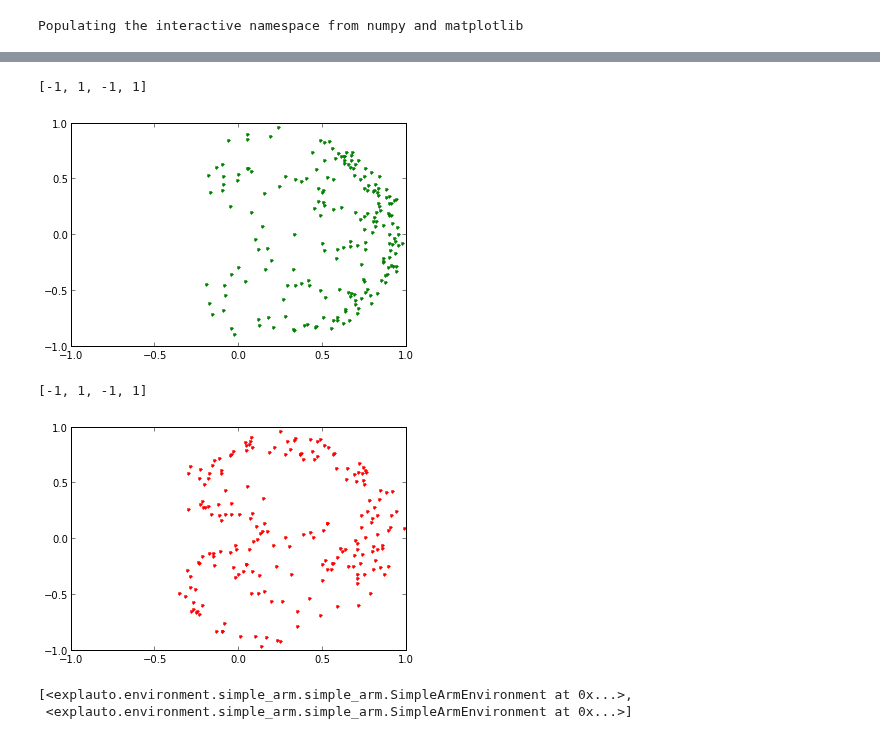
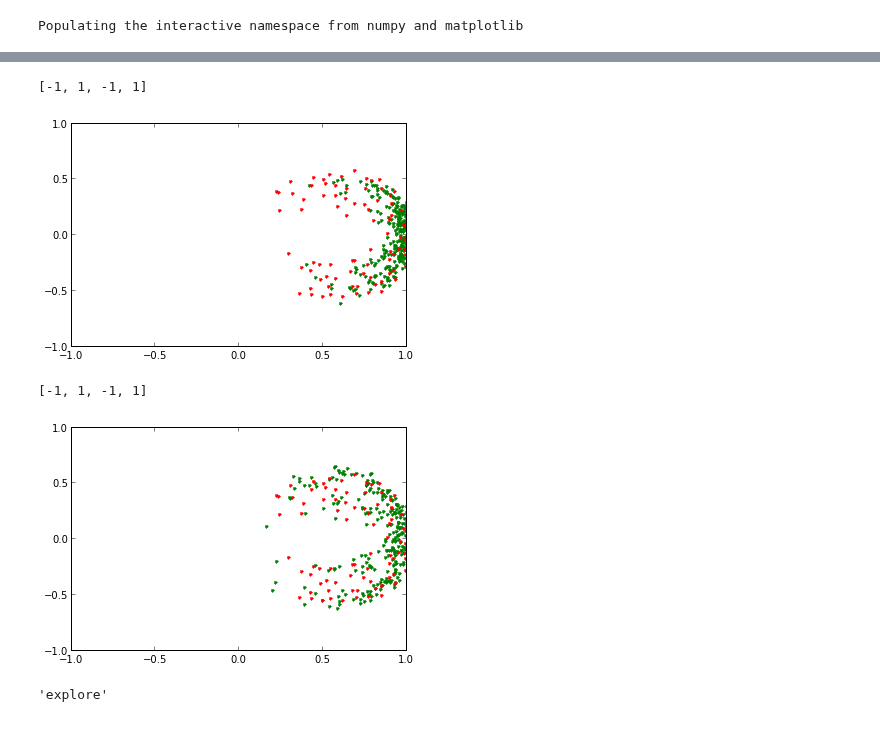
Before and after one commit to flowersteam/explauto, a Jupyter notebook: notebook/michu-API.ipynb, the cells around one changed output, grey strips where cells are left out. Cells and saved outputs as stored; diff of their text form; code cells hidden in the pictures.

Commit message:
Not so bad to compare goal and motor babbling (see MichuAPI) Add configurations to non_parametric.py. Update IMLE sensorimotor model to fit with the new API

```diff
--- a/notebook/michu-API.ipynb
+++ b/notebook/michu-API.ipynb
@@ -5,7 +17,7 @@ Populating the interactive namespace from numpy and matplotlib
 # %%
 from explauto.experiment.pool import ExperimentPool
 
-xps = ExperimentPool(environments=[('simple_arm', 'default')],
+xps = ExperimentPool(environments=[('simple_arm', 'high_dimensional')],
                      babblings=['motor', 'goal'],
                      interest_models=[('random', 'default')],
                      sensorimotor_models=[('non_parametric', 'default')])
@@ -45,22 +52,28 @@ axis([xps.xps[0].eval_at[0], xps.xps[0].eval_at[-1], 0, 1])
 # %%
+tests = array([ test[1] for test in xps.xps[0].evaluation.tester.testcases])
 ax = axes()
 #data = xps.xps[0].scatter_plot(ax, (('sensori', [0, 1]), ), t = range(200), marker = '.', color = 'red')
 data = xps.xps[0].scatter_plot(ax, (('sensori', [0, 1]), ), marker = '.', color = 'green')
 #xps.xps[1].scatter_plot(ax, (('choice', [0, 1]), ), marker = '.', color = 'blue')
+plot(tests[:, 0], tests[:, 1], '.r')
+#xps.xps[0].ag.sensorimotor_model.imle.to_gmm().plot_projection(ax, xps.xps[1].ag.conf.s_dims)
 axis([-1, 1, -1, 1])
 # %% [output]
 [-1, 1, -1, 1]
-[figure, old version]
+[figure, new version]
 # %%
+tests = array([ test[1] for test in xps.xps[1].evaluation.tester.testcases])
 ax = axes()
-data = xps.xps[1].scatter_plot(ax, (('sensori', [0, 1]), ), marker = '.', color = 'red')
+xps.xps[1].scatter_plot(ax, (('sensori', [0, 1]), ), marker = '.', color = 'green')
 #xps.xps[1].scatter_plot(ax, (('choice', [0, 1]), ), marker = '.', color = 'blue')
+#xps.xps[1].scatter_plot(ax, (('sensori', [0, 1]), ), t=range(20), marker = 'o', color = 'green')
+plot(tests[:, 0], tests[:, 1], '.r')
+#xps.xps[1].ag.sensorimotor_model.imle.to_gmm().plot_projection(ax, xps.xps[1].ag.conf.s_dims)
 axis([-1, 1, -1, 1])
 # %% [output]
 [-1, 1, -1, 1]
-[figure, old version]
+[figure, new version]
-# %%
-[xp.env for xp in xps.xps]
-# %% [output]
-[<explauto.environment.simple_arm.simple_arm.SimpleArmEnvironment at 0x...>,
- <explauto.environment.simple_arm.simple_arm.SimpleArmEnvironment at 0x...>]
+# %%
+xps.xps[1].ag.sensorimotor_model.mode
+# %% [output]
+'explore'
```
Also changed, not shown: parts of 11 cells of this notebook, 10 other files.
